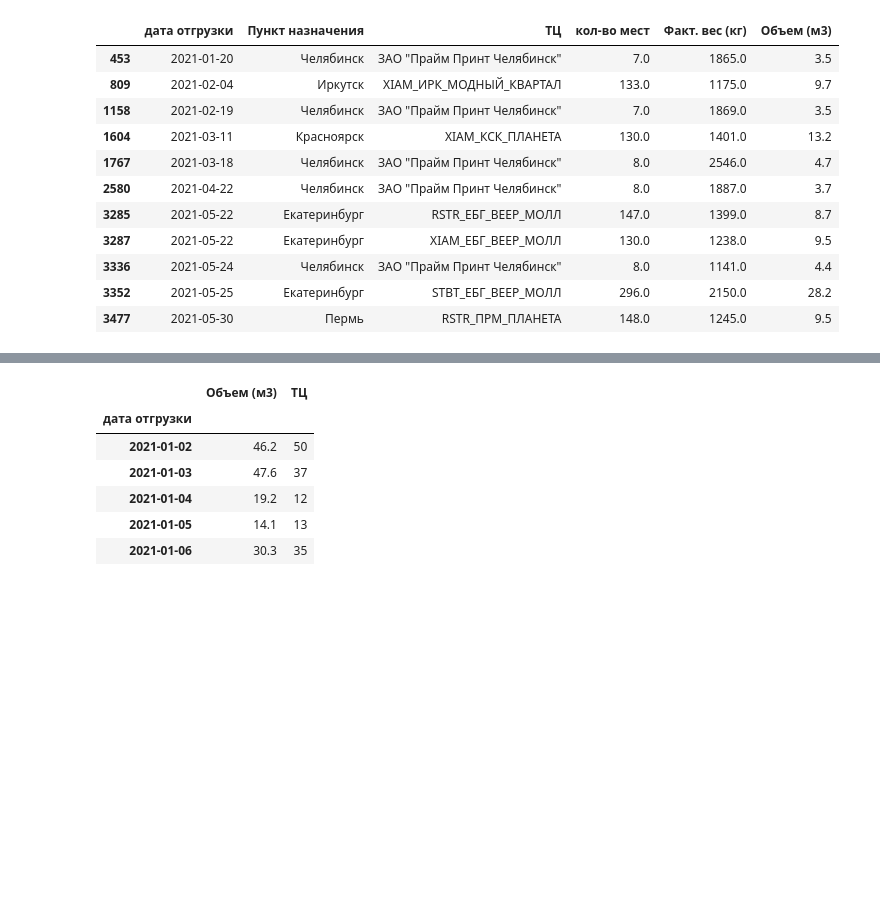
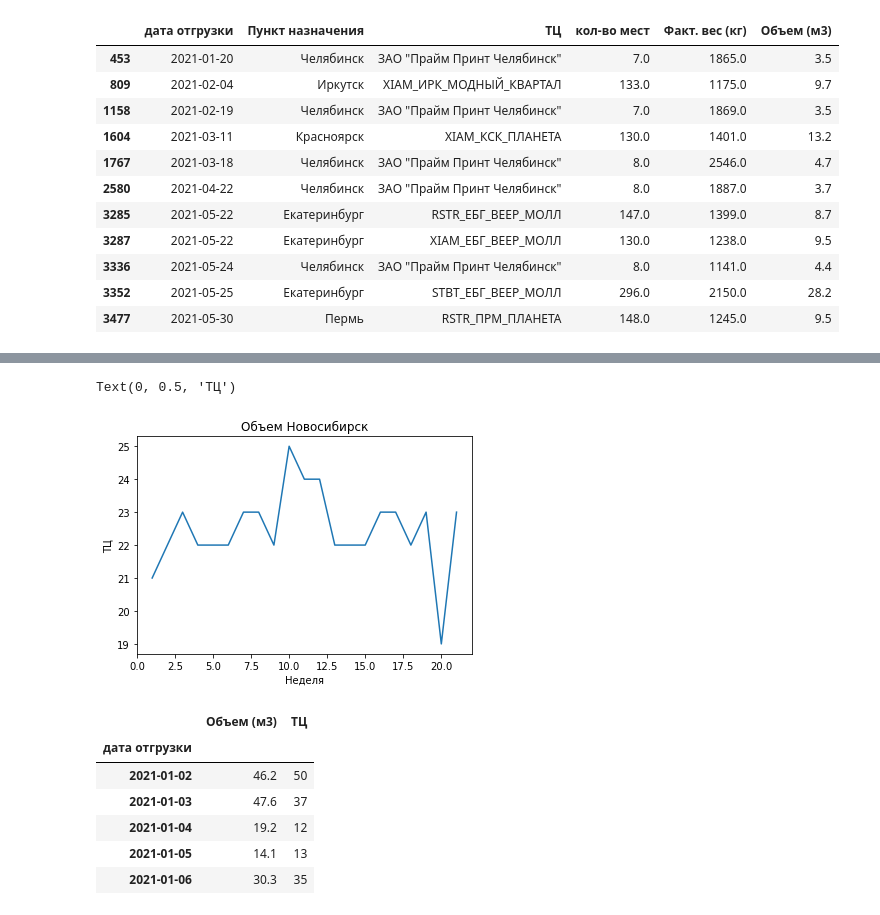
Before and after one commit to AnikanovDB/PYDA-19-hw, a Jupyter notebook: Diplom DA19.ipynb, the cells around one changed output, grey strips where cells are left out. Saved outputs shown, nothing was run; the diff lists cells and outputs as text; code cells hidden in the pictures; blank space fills up the shorter version.

```diff
--- a/Diplom DA19.ipynb
+++ b/Diplom DA19.ipynb
@@ -77,3 +210,12 @@ df[df['Факт. вес (кг)']>1000]
+# %%
+import matplotlib.pyplot as plt
+plt.plot(Nsib.groupby('Номер недели')['ТЦ'].count())
+plt.title('Объем Новосибирск')
+plt.xlabel('Неделя')
+plt.ylabel('ТЦ')
+# %% [output]
+Text(0, 0.5, 'ТЦ')
+[figure, added]
 # %%
 #n_df=pd.pivot_table(df,
 #               index=["дата отгрузки"],
```
Also changed, not shown: parts of 21 cells of this notebook.
